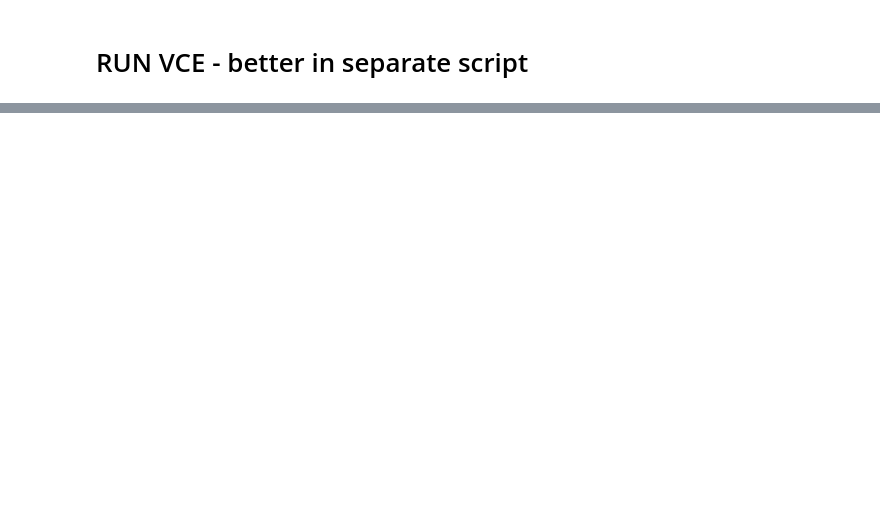
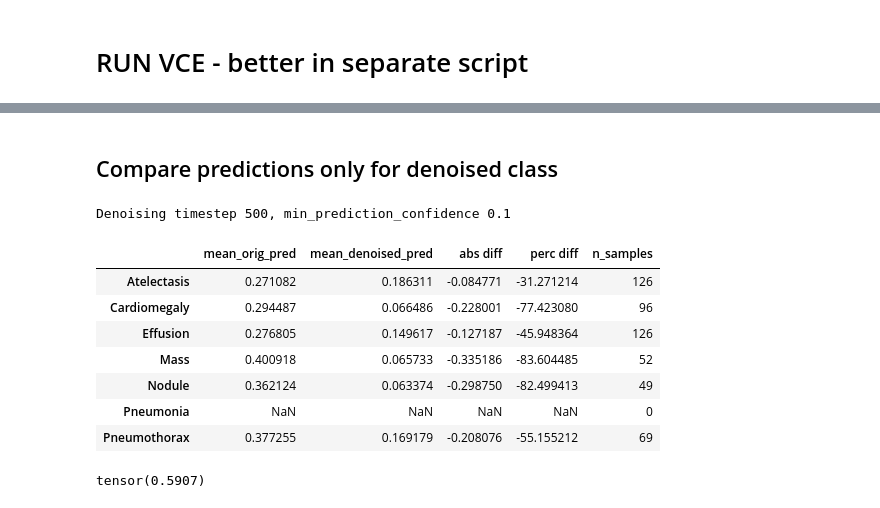
Before and after one commit to pskiers/Joint-Diffusion-in-Latent-Space, a Jupyter notebook: jk_sample_with_guidance.ipynb, the cells around one changed output, grey strips where cells are left out. Drawn from its saved outputs; the diff is of its cells as text; code cells hidden in the pictures; blank space fills up the shorter version.

```diff
--- a/jk_sample_with_guidance.ipynb
+++ b/jk_sample_with_guidance.ipynb
@@ -216,0 +263,48 @@ predicitons for x pred start, only class Cardiomegaly tensor(0.0802)
+# %% [markdown]
+## Compare predictions only for denoised class
+# %%
+T = 500
+min_prediction_confidence = 0.1
+cl_list = ["Atelectasis","Cardiomegaly","Consolidation","Edema","Effusion","Emphysema","Fibrosis", "Hernia","Infiltration", "Mass", "Nodule","Pleural_Thickening","Pneumonia","Pneumothorax","No Finding"]
+folder_to_save='/Users/joannakaleta/Documents/Sano/sano_machines/vce_results_baseline'
+indexes = []
+data = []
+for cl_index, class_ in enumerate(cl_list):
+    try:
+        x_samples =torch.load(f'{folder_to_save}/T{T}_{class_}_x_samples.pt')
+        pred_o = torch.load(f'{folder_to_save}/T{T}_{class_}_pred_o.pt')
+        img_original = torch.load(f'{folder_to_save}/T{T}_{class_}_img_original.pt')
+        pred_o_ext = torch.load(f'{folder_to_save}/T{T}_{class_}_pred_o_ext.pt')
+        pred_ext = torch.load(f'{folder_to_save}/T{T}_{class_}_pred_ext.pt')
+        bbox = torch.load(f'{folder_to_save}/T{T}_{class_}_bbox.pt')
+
+        mask = torch.nn.functional.sigmoid(pred_o_ext[:, cl_index])>=min_prediction_confidence
+        pred_o_ext_class = torch.nn.functional.sigmoid(pred_o_ext[:, cl_index])[mask].mean()
+        pred_ext_class = torch.nn.functional.sigmoid(pred_ext[:, cl_index])[mask].mean()
+
+        diff = (pred_ext_class-pred_o_ext_class)
+        diff_perc = ((pred_ext_class-pred_o_ext_class)/pred_o_ext_class)*100
+        n_samples = mask.sum()
+        indexes.append(class_)
+        data.append([pred_o_ext_class, pred_ext_class, diff, diff_perc, n_samples])
+    except:
+        pass
+
+print(f"Denoising timestep {T}, min_prediction_confidence {min_prediction_confidence}")
+df=pandas.DataFrame(data, columns=["mean_orig_pred", "mean_denoised_pred","abs diff", "perc diff", "n_samples"], index=indexes)
+df= df.applymap(lambda x: x.item())
+df#.style.highlight_min(color = 'lightgreen', axis = 0)
+# %% [output]
+Denoising timestep 500, min_prediction_confidence 0.1
+|  | mean_orig_pred | mean_denoised_pred | abs diff | perc diff | n_samples |
+| Atelectasis | 0.271082 | 0.186311 | -0.084771 | -31.271214 | 126 |
+| Cardiomegaly | 0.294487 | 0.066486 | -0.228001 | -77.423080 | 96 |
+| Effusion | 0.276805 | 0.149617 | -0.127187 | -45.948364 | 126 |
+| Mass | 0.400918 | 0.065733 | -0.335186 | -83.604485 | 52 |
+| Nodule | 0.362124 | 0.063374 | -0.298750 | -82.499413 | 49 |
+| Pneumonia | NaN | NaN | NaN | NaN | 0 |
+| Pneumothorax | 0.377255 | 0.169179 | -0.208076 | -55.155212 | 69 |
+# %%
+pred_o_ext_class
+# %% [output]
+tensor(0.5907)
```
Also changed, not shown: parts of 9 cells of this notebook.
